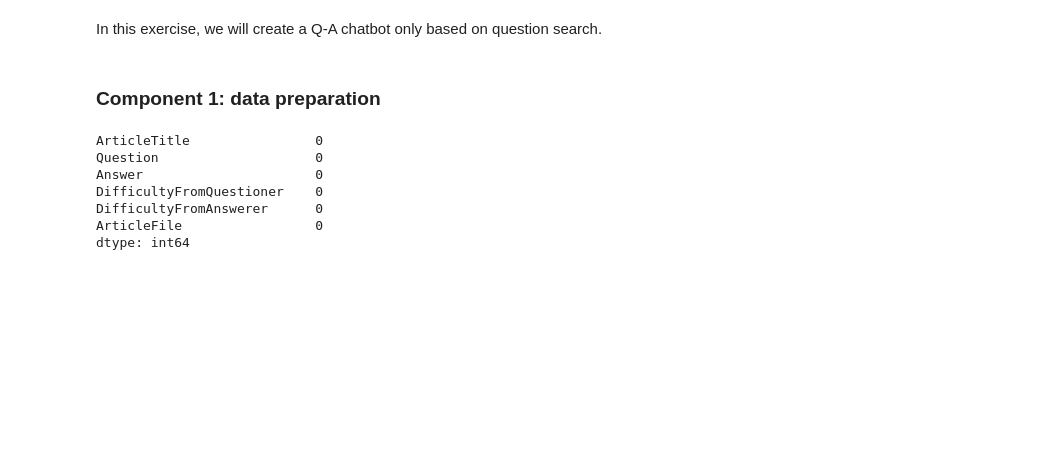
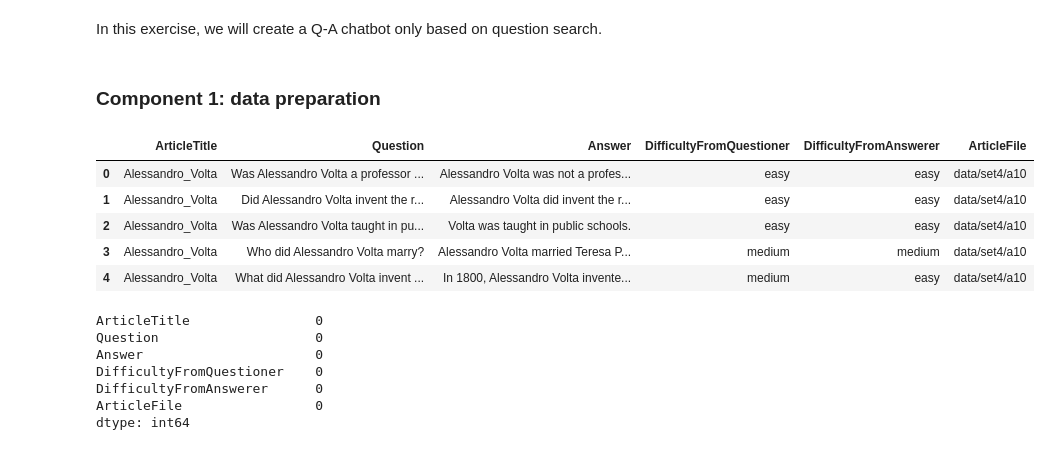
Before and after one commit to xin-wang-kr/word2vec-chatbot-lecture, a Jupyter notebook: exercise/exercise_1.ipynb, the cells around one changed output. Cells and saved outputs as stored; diff of their text form; code cells hidden in the pictures; blank space fills up the shorter version.

```diff
--- a/exercise/exercise_1.ipynb
+++ b/exercise/exercise_1.ipynb
@@ -92,8 +92,15 @@ In this exercise, we will create a Q-A chatbot only based on question search.
 # %%
 import pandas as pd
 
-df = pd.read_csv("/content/sample_data/Question_Answer_Dataset_v1.2_S10.csv")
+df = pd.read_csv("/workspaces/chatbot-lecture/data/Question_Answer_Dataset_v1.2_S10.csv")
 df.head()
+# %% [output]
+|  | ArticleTitle | Question | Answer | DifficultyFromQuestioner | DifficultyFromAnswerer | ArticleFile |
+| 0 | Alessandro_Volta | Was Alessandro Volta a professor ... | Alessandro Volta was not a profes... | easy | easy | data/set4/a10 |
+| 1 | Alessandro_Volta | Did Alessandro Volta invent the r... | Alessandro Volta did invent the r... | easy | easy | data/set4/a10 |
+| 2 | Alessandro_Volta | Was Alessandro Volta taught in pu... | Volta was taught in public schools. | easy | easy | data/set4/a10 |
+| 3 | Alessandro_Volta | Who did Alessandro Volta marry? | Alessandro Volta married Teresa P... | medium | medium | data/set4/a10 |
+| 4 | Alessandro_Volta | What did Alessandro Volta invent ... | In 1800, Alessandro Volta invente... | medium | easy | data/set4/a10 |
 # %%
 df.isna().sum()
 # %% [output]
```
Also changed, not shown: parts of 2 cells of this notebook, 1 other file.
